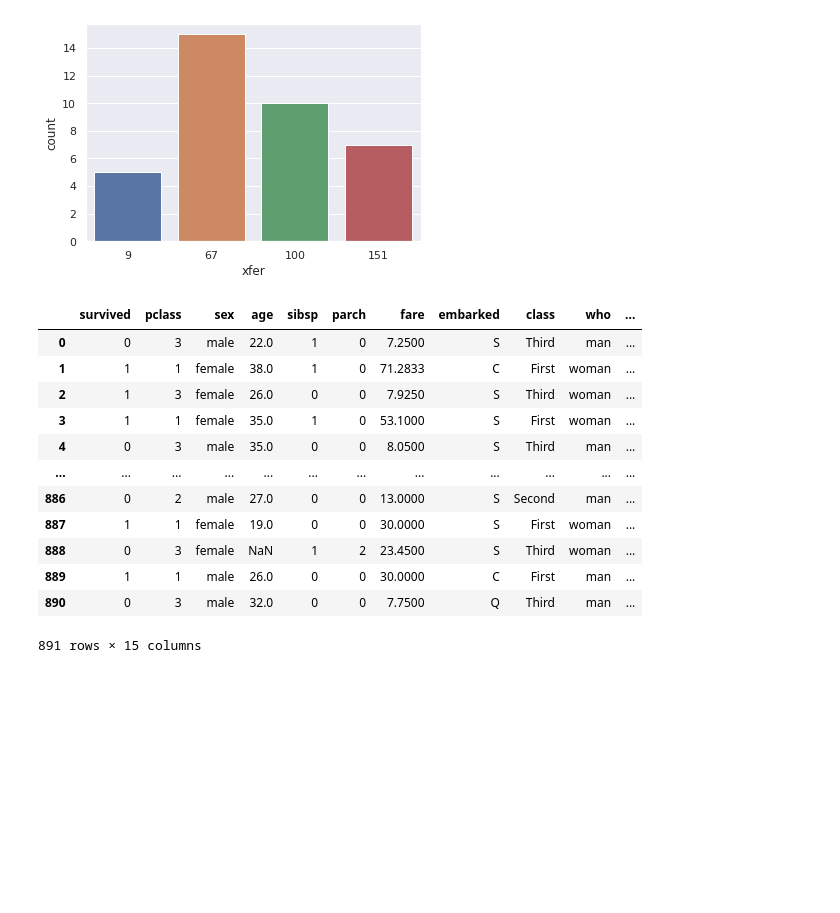
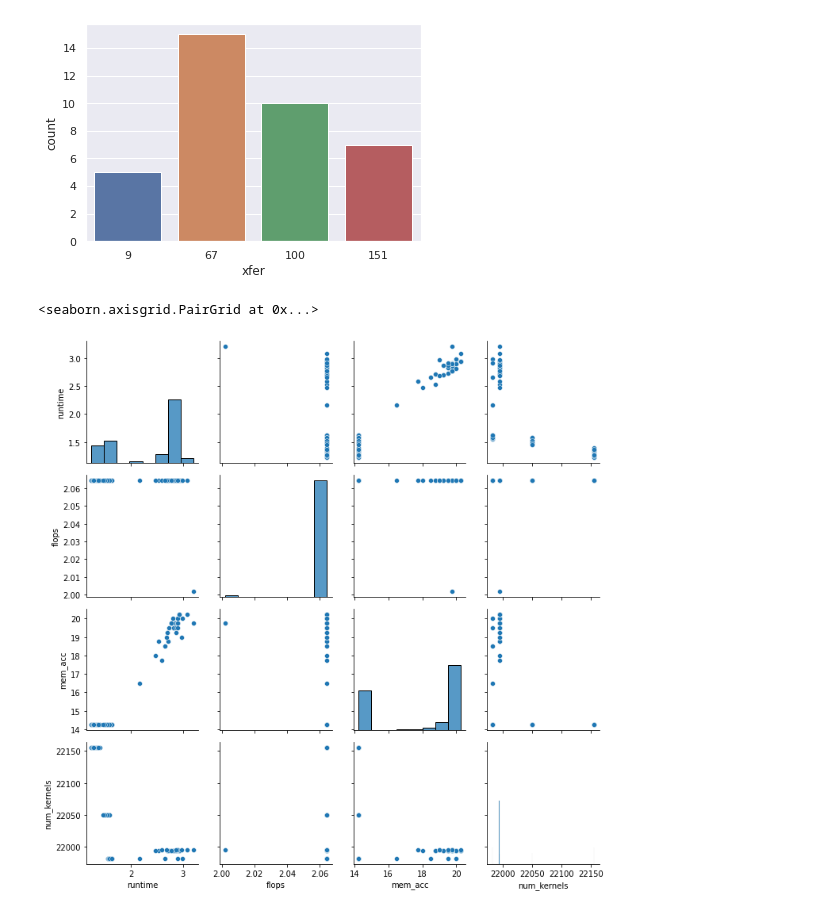
Before and after one commit to seanjparker/rlflow, a Jupyter notebook: notebooks/plotting.ipynb, the cells around one changed output. Saved outputs shown, nothing was run; the diff lists cells and outputs as text; code cells hidden in the pictures; blank space fills up the shorter version.

```diff
--- a/notebooks/plotting.ipynb
+++ b/notebooks/plotting.ipynb
@@ -17,20 +19,26 @@ fig = plot_xfer_heatmap(xfers_applied)
 2     9      5
 3   151      7
 [figure]
-# %%
-titanic = sns.load_dataset("titanic")
-titanic
-# %% [output]
-|  | survived | pclass | sex | age | sibsp | parch | fare | embarked | class | who | ... |
-| 0 | 0 | 3 | male | 22.0 | 1 | 0 | 7.2500 | S | Third | man | ... |
-| 1 | 1 | 1 | female | 38.0 | 1 | 0 | 71.2833 | C | First | woman | ... |
-| 2 | 1 | 3 | female | 26.0 | 0 | 0 | 7.9250 | S | Third | woman | ... |
-| 3 | 1 | 1 | female | 35.0 | 1 | 0 | 53.1000 | S | First | woman | ... |
-| 4 | 0 | 3 | male | 35.0 | 0 | 0 | 8.0500 | S | Third | man | ... |
-| ... | ... | ... | ... | ... | ... | ... | ... | ... | ... | ... | ... |
-| 886 | 0 | 2 | male | 27.0 | 0 | 0 | 13.0000 | S | Second | man | ... |
-| 887 | 1 | 1 | female | 19.0 | 0 | 0 | 30.0000 | S | First | woman | ... |
-| 888 | 0 | 3 | female | NaN | 1 | 2 | 23.4500 | S | Third | woman | ... |
-| 889 | 1 | 1 | male | 26.0 | 0 | 0 | 30.0000 | C | First | man | ... |
-| 890 | 0 | 3 | male | 32.0 | 0 | 0 | 7.7500 | Q | Third | man | ... |
-891 rows × 15 columns
+# %%
+timestamp = '20210309-161428'
+graph = 'BERT'
+path = f'../logs/xflowrl/{graph}/{timestamp}/runtime_info.json'
+
+
+with open(path, 'r', encoding='utf-8') as f:
+    detailed_costs = json.load(f)
+
+data = dict(runtime=[], flops=[], mem_acc=[], num_kernels=[])
+
+for e in detailed_costs:
+    for k, v in e.items():
+        data[k].append(v)
+
+df = pd.DataFrame.from_dict(data)
+
+g = sns.PairGrid(df)
+g.map_diag(sns.histplot)
+g.map_offdiag(sns.scatterplot)
+# %% [output]
+<seaborn.axisgrid.PairGrid at 0x...>
+[figure, added]
```
Also changed, not shown: parts of 1 cell of this notebook, 2 other files.
